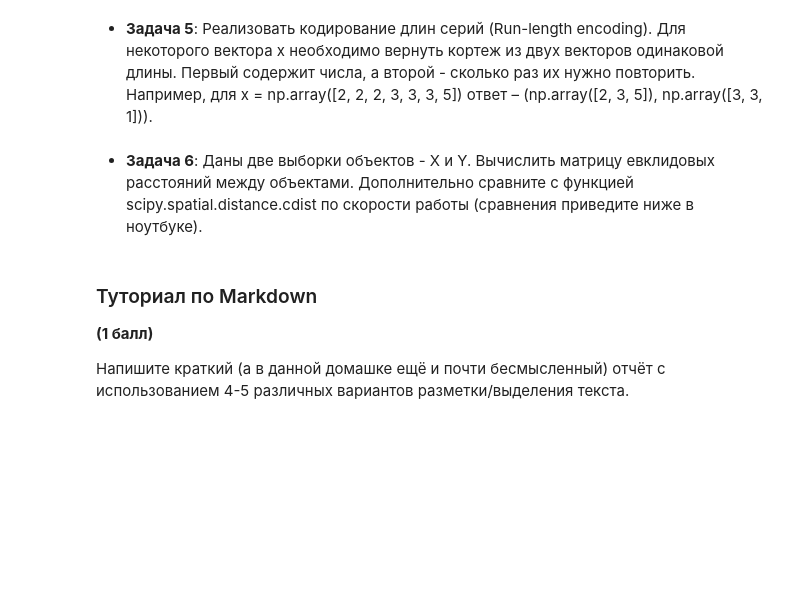
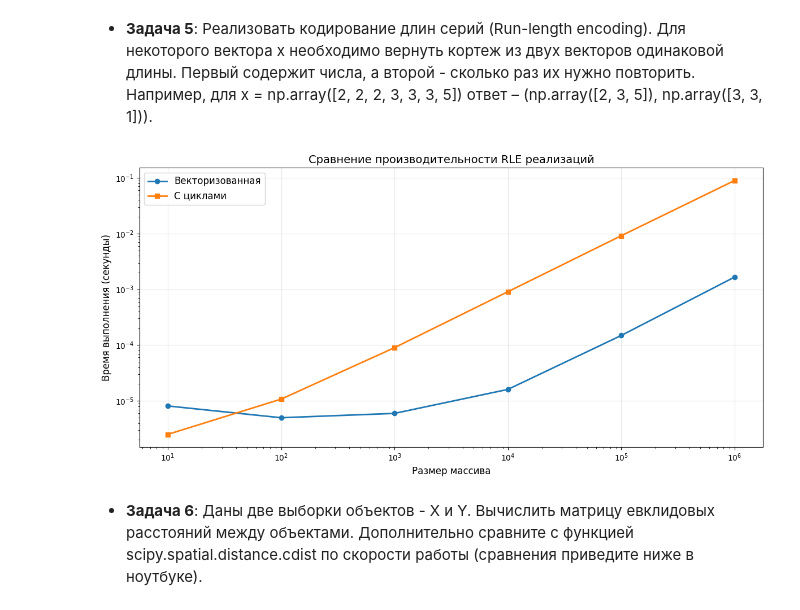
Before and after one commit to nordcross/V-ml-11--, a Jupyter notebook: task1_numpy_practive.ipynb, the cells around one changed output. Drawn from its saved outputs; the diff is of its cells as text; code cells hidden in the pictures; blank space fills up the shorter version.

```diff
--- a/task1_numpy_practive.ipynb
+++ b/task1_numpy_practive.ipynb
@@ -284,3 +451,76 @@ plt.show()
+# %%
+import numpy as np
+import matplotlib.pyplot as plt
+import time
+
+def run_length_encoding_vectorized(x):
+    change_positions = np.where(x[:-1] != x[1:])[0] + 1
+    indices = np.empty(len(change_positions) + 2, dtype=int)
+    indices[0] = 0
+    indices[1:-1] = change_positions
+    indices[-1] = len(x)
+    values = x[indices[:-1]]
+    counts = np.diff(indices)
+    return values, counts
+
+def run_length_encoding_loop(x):
+    if len(x) == 0:
+        return np.array([], dtype=x.dtype), np.array([], dtype=int)
+    v = []
+    c = []
+    cur_value = x[0]
+    cur_count = 1
+    for i in range(1, len(x)):
+        if x[i] == cur_value:
+            cur_count += 1
+        else:
+            v.append(cur_value)
+            c.append(cur_count)
+            cur_value = x[i]
+            cur_count = 1
+
+    c.append(cur_value)
+    c.append(cur_count)
+    return np.array(v), np.array(c)
+
+def measure_time(func, x, repetitions=10):
+    start_time = time.time()
+    for _ in range(repetitions):
+        result = func(x)
+    end_time = time.time()
+    return (end_time - start_time) / repetitions, result
+
+result_vec = run_length_encoding_vectorized(x)
+result_loop = run_length_encoding_loop(x)
+
+sizes = [10, 100, 1000, 10000, 100000, 1000000]
+times_vectorized = []
+times_loop = []
+
+for size in sizes:
+    x = np.repeat(np.random.randint(0, 100, size//10 + 1),
+                 np.random.randint(1, 20, size//10 + 1))[:size]
+    time_vec, result_vec = measure_time(run_length_encoding_vectorized, x)
+    times_vectorized.append(time_vec)
+    time_loop, result_loop = measure_time(run_length_encoding_loop, x)
+    times_loop.append(time_loop)
+plt.figure(figsize=(12, 6))
+
+plt.plot(sizes, times_vectorized, 'o-', label='Векторизованная', linewidth=2, markersize=6)
+plt.plot(sizes, times_loop, 's-', label='С циклами', linewidth=2, markersize=6)
+
+plt.xlabel('Размер массива', fontsize=12)
+plt.ylabel('Время выполнения (секунды)', fontsize=12)
+plt.title('Сравнение производительности RLE реализаций', fontsize=14)
+plt.legend(fontsize=12)
+plt.grid(True, alpha=0.3)
+plt.xscale('log')
+plt.yscale('log')
+
+plt.tight_layout()
+plt.show()
+# %% [output]
+[figure, added]
 # %% [markdown]
 
 
@@ -290,6 +527,0 @@ plt.show()
-# %% [markdown]
-### Туториал по Markdown
-
-__(1 балл)__
-
-Напишите краткий (а в данной домашке ещё и почти бесмысленный) отчёт с использованием 4-5 различных вариантов разметки/выделения текста.
```
Also changed, not shown: parts of 16 cells of this notebook.
